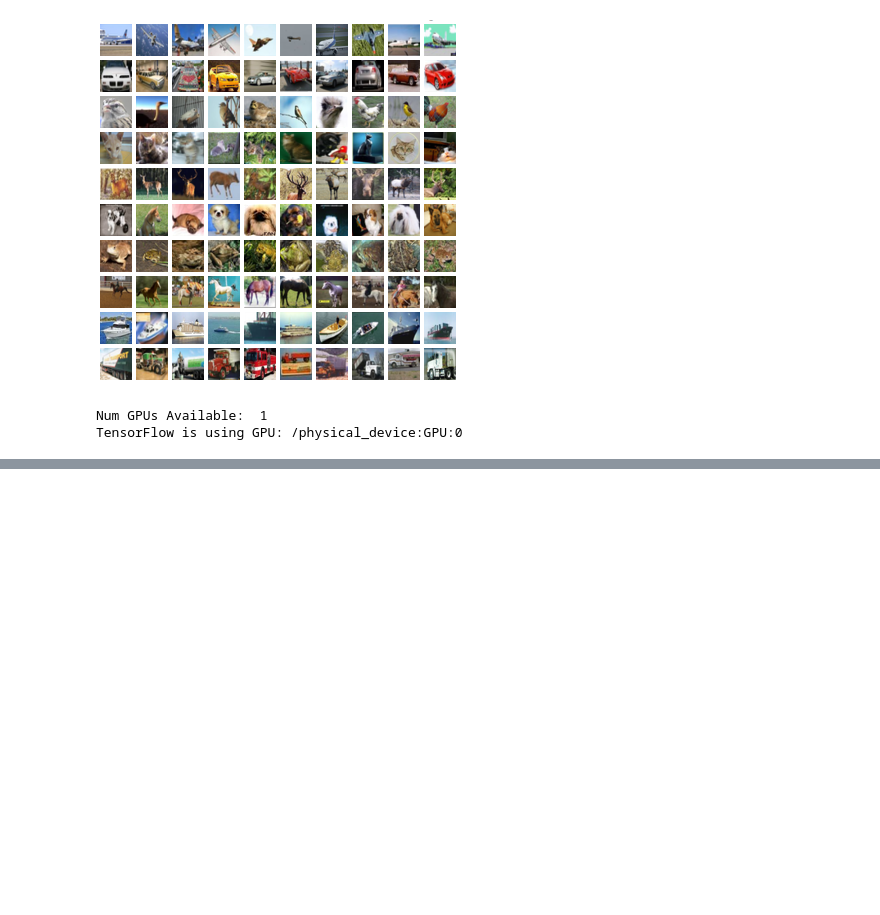
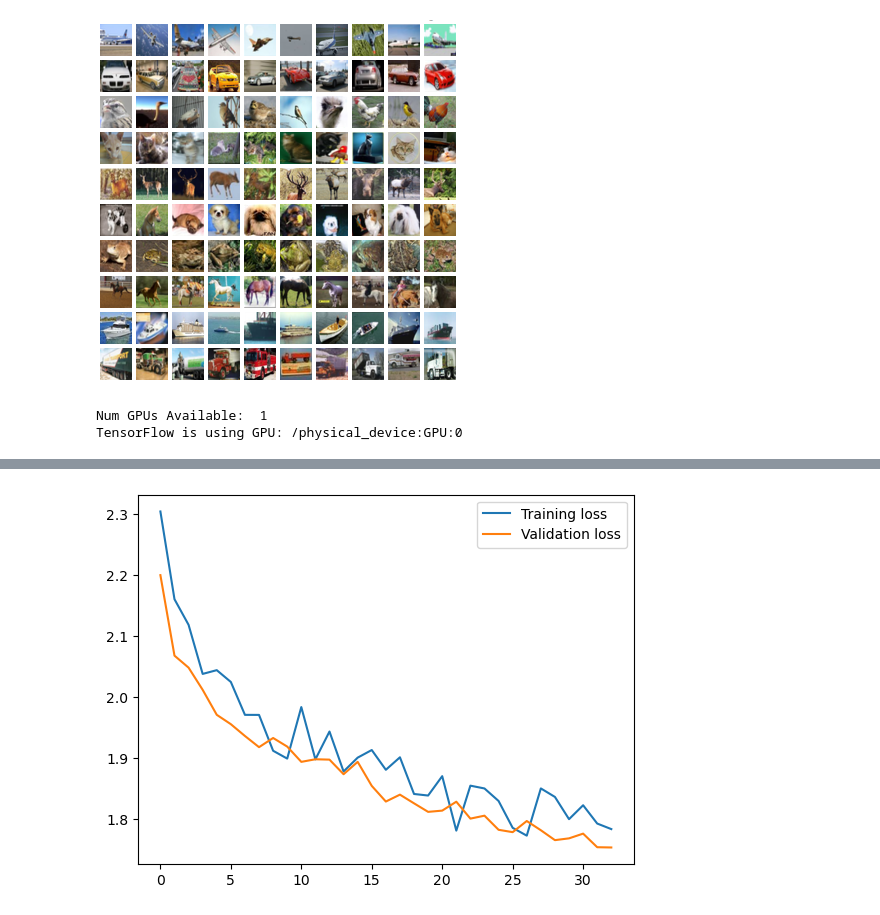
Before and after one commit to danieltar18/mlp-tensorflow, a Jupyter notebook: cifar_10/cifar.ipynb, the cells around one changed output, grey strips where cells are left out. Cells and saved outputs as stored; diff of their text form; code cells hidden in the pictures; blank space fills up the shorter version.

```diff
--- a/cifar_10/cifar.ipynb
+++ b/cifar_10/cifar.ipynb
@@ -589,0 +511,8 @@ accuracy = accuracy_score(y_true, y_pred)
+# %%
+train_dataset = train_dataset.map(lambda x, y: (tf.ensure_shape(x, [32, 32, 3]), tf.ensure_shape(y, [])),
+                      num_parallel_calls=tf.data.AUTOTUNE)
+val_dataset = val_dataset.map(lambda x, y: (tf.ensure_shape(x, [32, 32, 3]), tf.ensure_shape(y, [])),
+                      num_parallel_calls=tf.data.AUTOTUNE)
+# %%
+train_dataset = configure_performance(train_dataset)
+val_dataset = configure_performance(val_dataset, is_train_ds=False)
@@ -589,0 +527,7 @@ accuracy = accuracy_score(y_true, y_pred)
+# %%
+history = model.fit(
+    train_dataset,
+    epochs=epochs,
+    validation_data=val_dataset,
+    steps_per_epoch=len(train_dataset) // BATCH_SIZE
+)
@@ -589,0 +552,7 @@ accuracy = accuracy_score(y_true, y_pred)
+# %%
+plt.plot(history.history['loss'], label='Training loss')
+plt.plot(history.history['val_loss'], label='Validation loss')
+plt.legend()
+plt.show()
+# %% [output]
+[figure, added]
```
Also changed, not shown: parts of 115 cells of this notebook, 7 other files.
